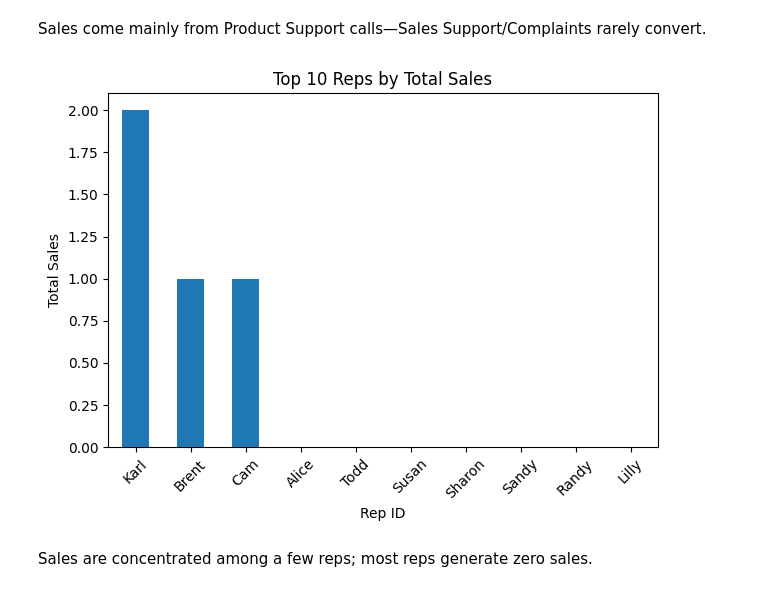
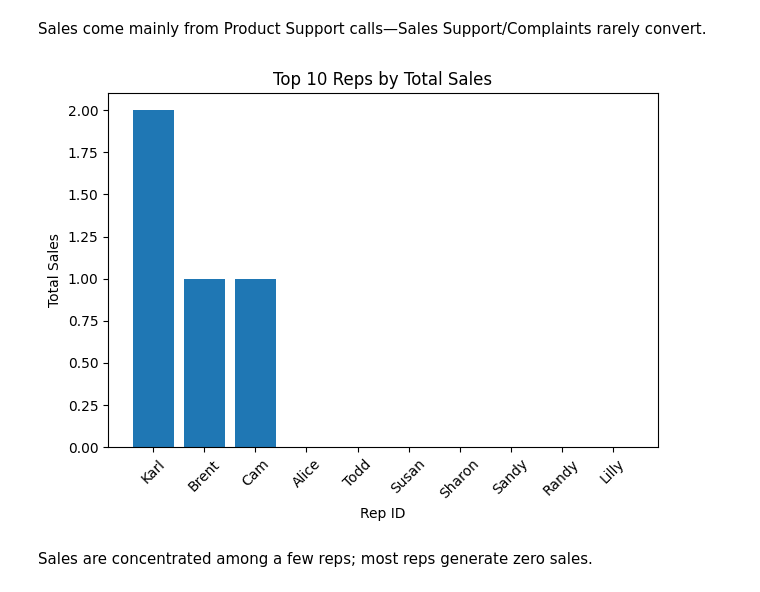
Before and after one commit to apurba007/MSDS670-Data-Visualization, a Jupyter notebook: week5.ipynb, the cells around one changed output. Cells and saved outputs as stored; diff of their text form; code cells hidden in the pictures.

```diff
--- a/week5.ipynb
+++ b/week5.ipynb
@@ -100,12 +104,13 @@ plt.tight_layout(); plt.show()
 Sales come mainly from Product Support calls—Sales Support/Complaints rarely convert.
 # %%
 # Top 10 Reps by Total Sales
-df.groupby('Rep_ID')['Sale_Flag'].sum().sort_values(ascending=False).head(10).plot(kind='bar')
+s = df.groupby('Rep_ID')['Sale_Flag'].sum().sort_values(ascending=False).head(10)
+plt.bar(s.index, s.values)
 plt.title('Top 10 Reps by Total Sales')
 plt.xlabel('Rep ID'); plt.ylabel('Total Sales')
 plt.xticks(rotation=45)
 plt.tight_layout(); plt.show()
 # %% [output]
-[figure, old version]
+[figure, new version]
 # %% [markdown]
 Sales are concentrated among a few reps; most reps generate zero sales.
```
Also changed, not shown: parts of 5 cells of this notebook.
